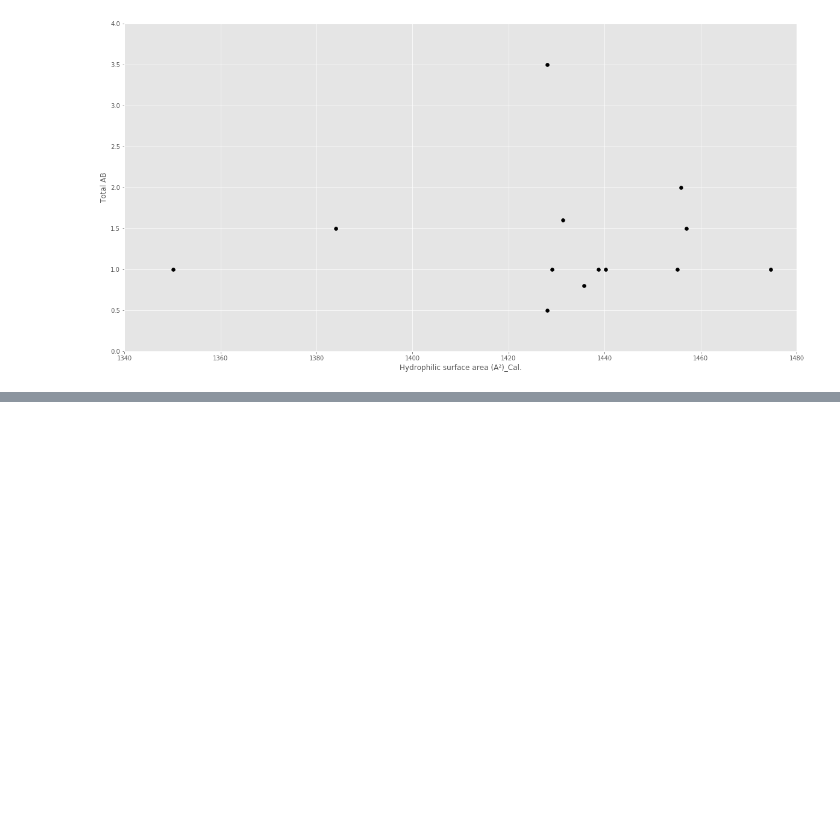
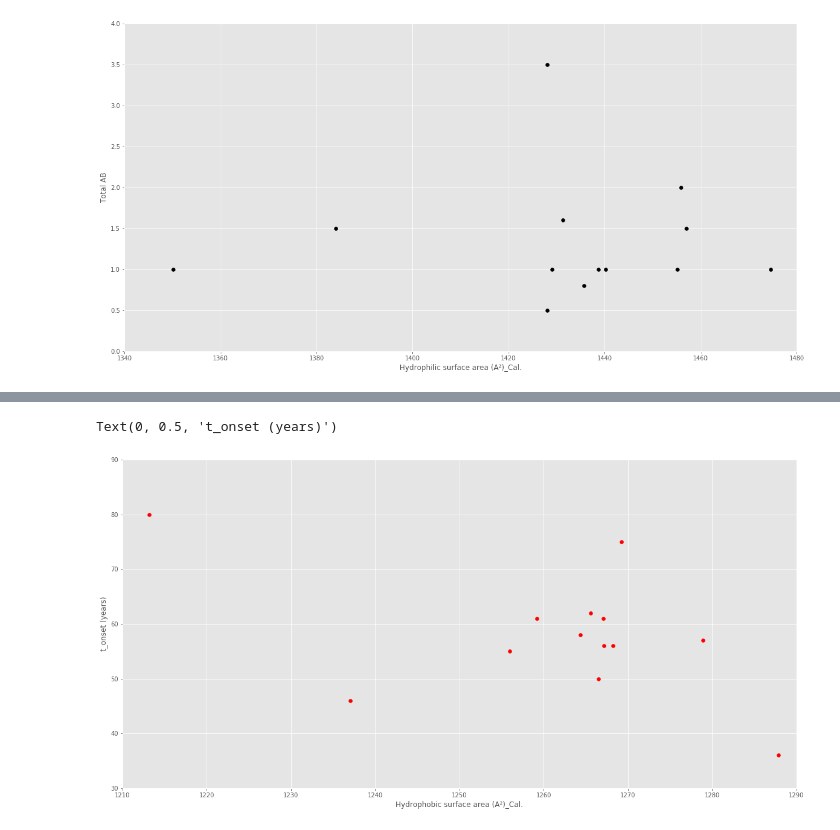
Before and after one commit to 188-project/Amyloid-Beta-Final-Project, a Jupyter notebook: Final Project Amyloid Beta.ipynb, the cells around one changed output, grey strips where cells are left out. Saved outputs shown, nothing was run; the diff lists cells and outputs as text; code cells hidden in the pictures; blank space fills up the shorter version.

```diff
--- a/Final Project Amyloid Beta.ipynb
+++ b/Final Project Amyloid Beta.ipynb
@@ -674,0 +743,32 @@ Text(0, 0.5, 'Total AB')
+# %%
+#Figure 2c
+_1BA4_hydrophobic_SAS_subset_1 = _1BA4_hydrophobic_SAS[0:10]
+_1BA4_t_onset_subset_1 = _1BA4_t_onset[0:10]
+
+_1BA4_hydrophobic_SAS_E22K = _1BA4_hydrophobic_SAS[10]
+_1BA4_t_onset_E22K = _1BA4_t_onset[11]
+
+_1BA4_hydrophobic_SAS_E22Q = _1BA4_hydrophobic_SAS[11]
+_1BA4_t_onset_E22Q = _1BA4_t_onset[10]
+
+_1BA4_hydrophobic_SAS_D23N = _1BA4_hydrophobic_SAS[12]
+_1BA4_t_onset_D23N = _1BA4_t_onset[12]
+
+#Plot data
+plt.figure(figsize = (20, 10))
+plt.scatter(_1BA4_hydrophobic_SAS_subset_1, _1BA4_t_onset_subset_1, c = 'r')
+plt.scatter(_1BA4_hydrophobic_SAS_E22K, _1BA4_t_onset_E22K, c = 'r')
+plt.scatter(_1BA4_hydrophobic_SAS_E22Q, _1BA4_t_onset_E22Q, c = 'r')
+plt.scatter(_1BA4_hydrophobic_SAS_D23N, _1BA4_t_onset_D23N, c = 'r')
+
+#Set axis limits
+axis = plt.gca()
+axis.set_xlim([1210,1290])
+axis.set_ylim([30,90])
+
+#Labels
+plt.xlabel('Hydrophobic surface area (A²)_Cal.')
+plt.ylabel('t_onset (years)')
+# %% [output]
+Text(0, 0.5, 't_onset (years)')
+[figure, added]
```
Also changed, not shown: parts of 10 cells of this notebook.
